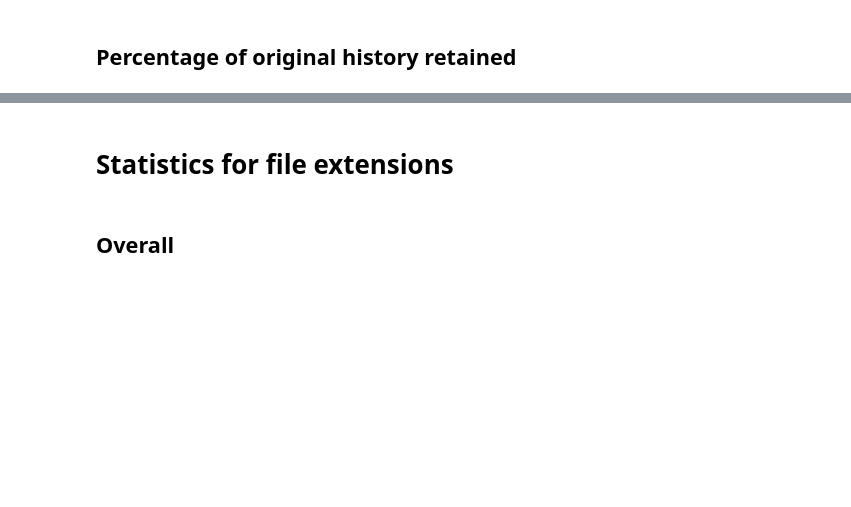
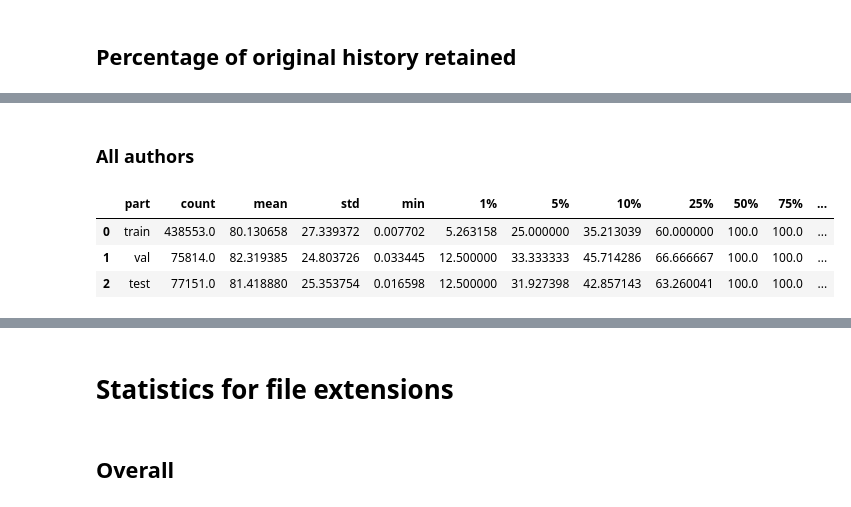
Before and after one commit to saridormi/commit_chronicle, a Jupyter notebook: notebooks/explore_dataset.ipynb, the cells around one changed output, grey strips where cells are left out. Drawn from its saved outputs; the diff is of its cells as text; code cells hidden in the pictures; blank space fills up the shorter version.

```diff
--- a/notebooks/explore_dataset.ipynb
+++ b/notebooks/explore_dataset.ipynb
@@ -799,0 +886,22 @@ df.reindex(columns=[df.columns.tolist()[-1]] + df.columns.tolist()[:-1])
+# %% [markdown]
+### All authors
+# %%
+dfs = []
+
+for part in ["train", "val", "test"]:
+    part_stats = calculate_author_stats(commit_metadata_df.loc[commit_metadata_df.part == part])
+    part_percentiles = (
+        part_stats.percent_commits.describe(percentiles=[0.01, 0.05, 0.1, 0.25, 0.5, 0.75, 0.9, 0.95, 0.99])
+        .to_frame()
+        .transpose()
+    )
+    part_percentiles["part"] = part
+    dfs.append(part_percentiles)
+
+df = pd.concat(dfs, axis=0, ignore_index=True)
+df.reindex(columns=[df.columns.tolist()[-1]] + df.columns.tolist()[:-1])
+# %% [output]
+|  | part | count | mean | std | min | 1% | 5% | 10% | 25% | 50% | 75% | ... |
+| 0 | train | 438553.0 | 80.130658 | 27.339372 | 0.007702 | 5.263158 | 25.000000 | 35.213039 | 60.000000 | 100.0 | 100.0 | ... |
+| 1 | val | 75814.0 | 82.319385 | 24.803726 | 0.033445 | 12.500000 | 33.333333 | 45.714286 | 66.666667 | 100.0 | 100.0 | ... |
+| 2 | test | 77151.0 | 81.418880 | 25.353754 | 0.016598 | 12.500000 | 31.927398 | 42.857143 | 63.260041 | 100.0 | 100.0 | ... |
```
Also changed, not shown: parts of 18 cells of this notebook.
